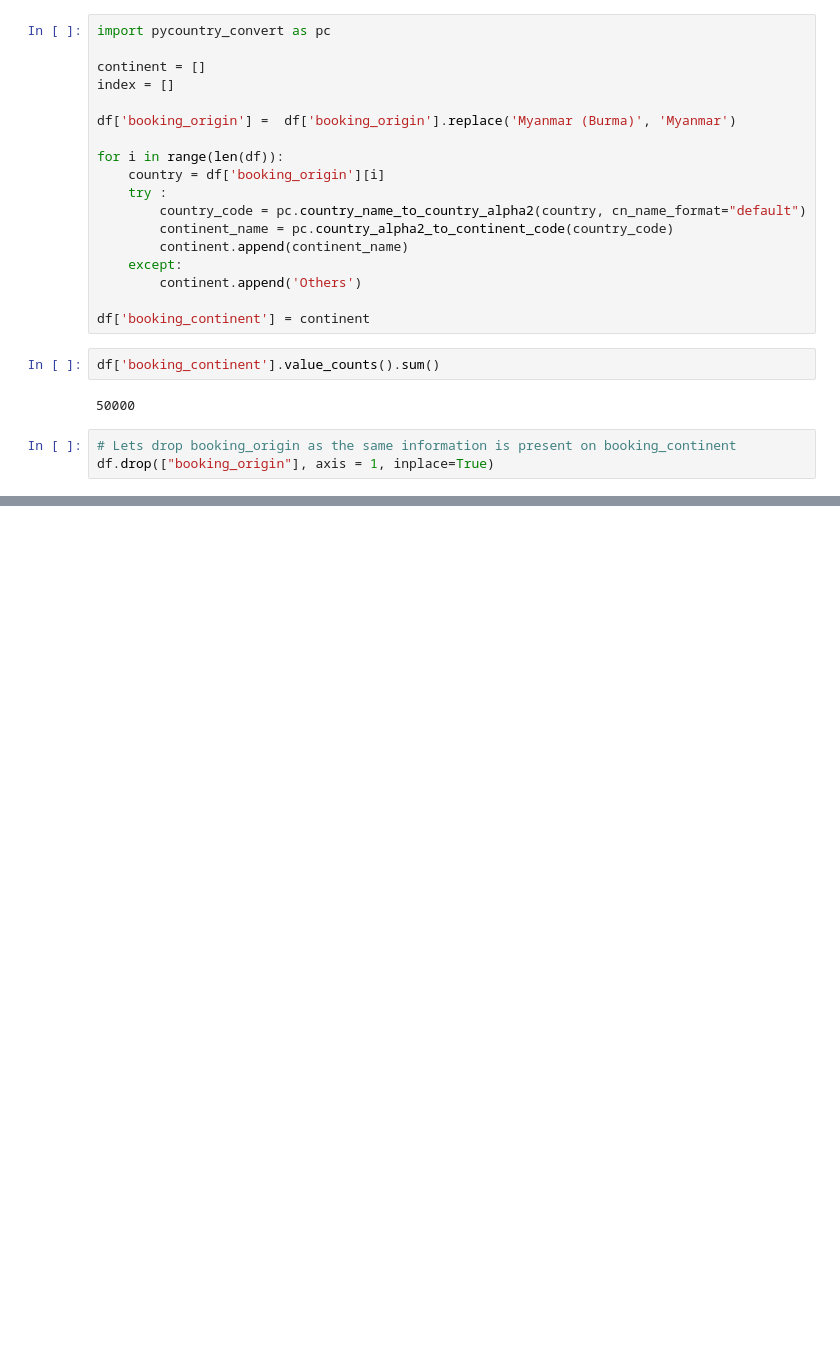
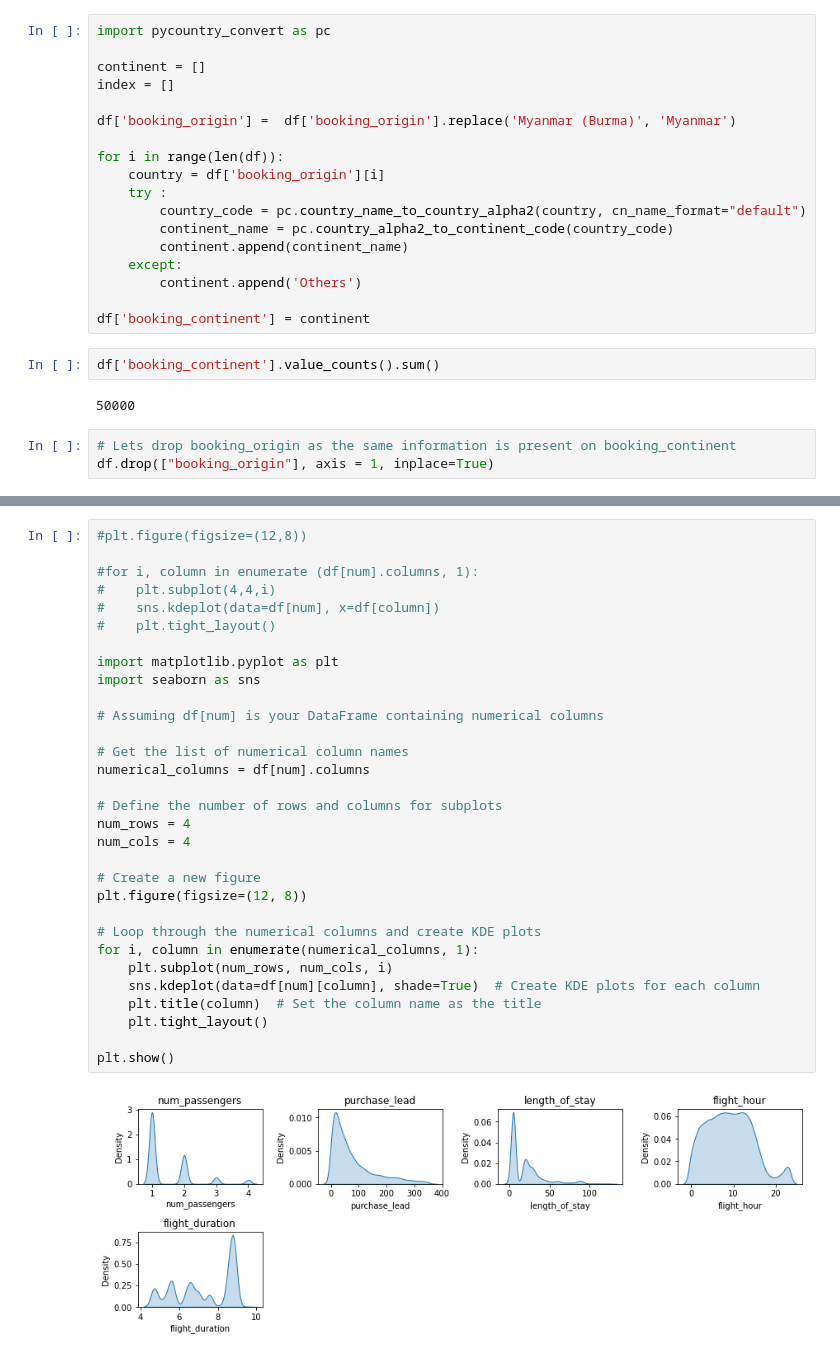
Before and after one commit to BhuvanJoshi007/British_airways_ML_classification, a Jupyter notebook: BA_Machine_learning.ipynb, the cells around one changed output, grey strips where cells are left out. Drawn from its saved outputs; the diff is of its cells as text; blank space fills up the shorter version.

```diff
--- a/BA_Machine_learning.ipynb
+++ b/BA_Machine_learning.ipynb
@@ -227,0 +261,33 @@ df.drop(["booking_origin"], axis = 1, inplace=True)
+# %%
+#plt.figure(figsize=(12,8))
+
+#for i, column in enumerate (df[num].columns, 1):
+#    plt.subplot(4,4,i)
+#    sns.kdeplot(data=df[num], x=df[column])
+#    plt.tight_layout()
+
+import matplotlib.pyplot as plt
+import seaborn as sns
+
+# Assuming df[num] is your DataFrame containing numerical columns
+
+# Get the list of numerical column names
+numerical_columns = df[num].columns
+
+# Define the number of rows and columns for subplots
+num_rows = 4
+num_cols = 4
+
+# Create a new figure
+plt.figure(figsize=(12, 8))
+
+# Loop through the numerical columns and create KDE plots
+for i, column in enumerate(numerical_columns, 1):
+    plt.subplot(num_rows, num_cols, i)
+    sns.kdeplot(data=df[num][column], shade=True)  # Create KDE plots for each column
+    plt.title(column)  # Set the column name as the title
+    plt.tight_layout()
+
+plt.show()
+# %% [output]
+[figure, added]
```
Also changed, not shown: parts of 7 cells of this notebook.
